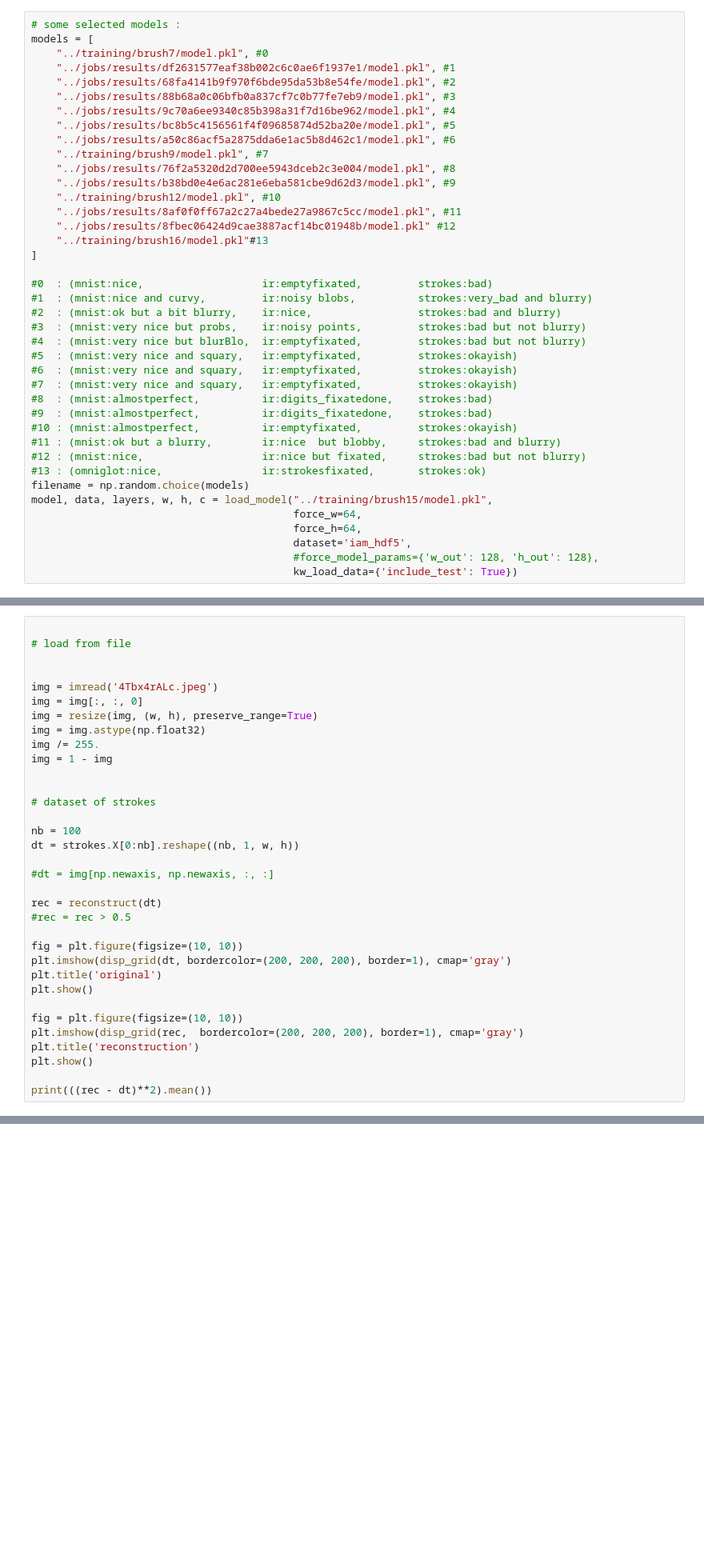
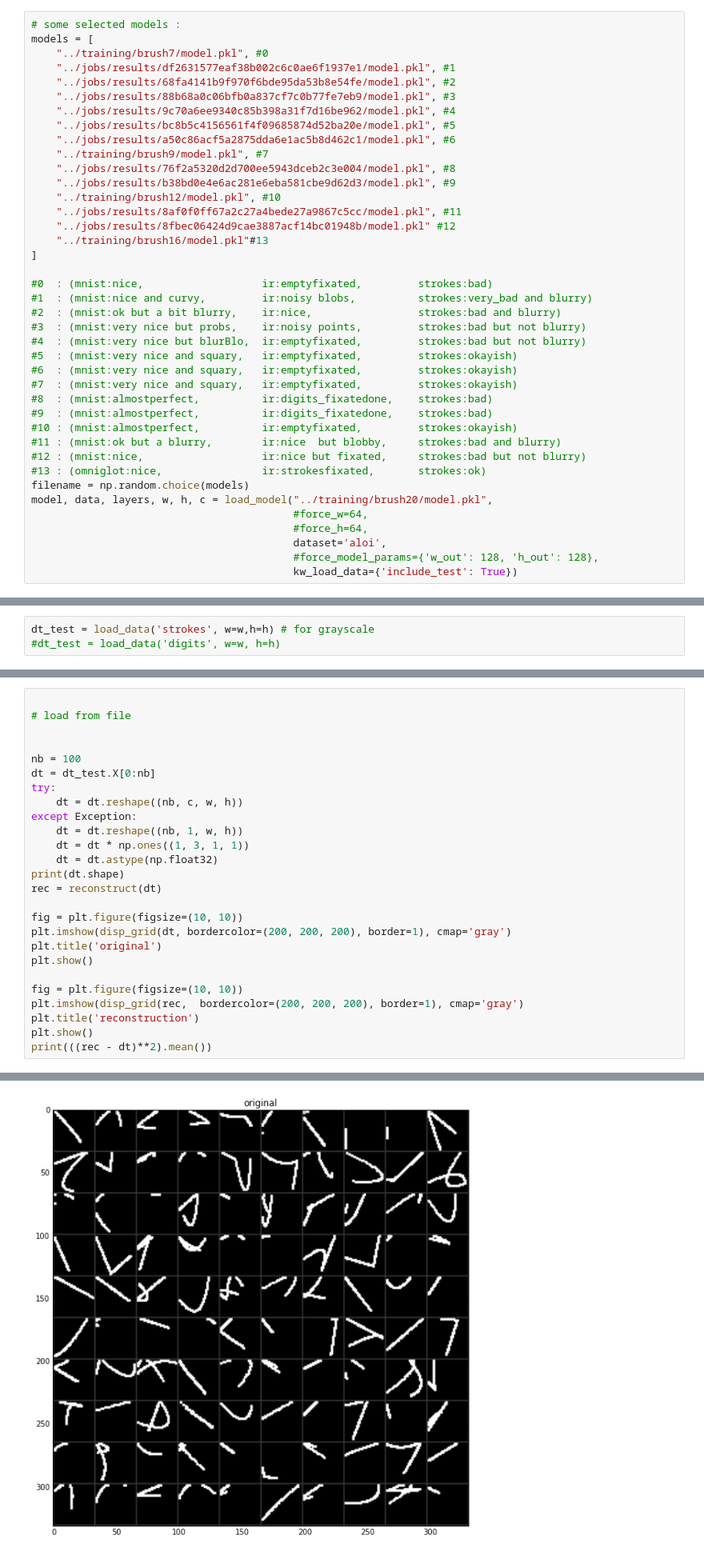
Before and after one commit to mehdidc/feature_generation, a Jupyter notebook: ipynb/brush_stroke_interactive.ipynb, the cells around one changed output, grey strips where cells are left out. Shown at 80% size. Saved outputs shown, nothing was run; the diff lists cells and outputs as text; blank space fills up the shorter version.

```diff
--- a/ipynb/brush_stroke_interactive.ipynb
+++ b/ipynb/brush_stroke_interactive.ipynb
@@ -138,9 +151,9 @@ models = [
 #12 : (mnist:nice,                   ir:nice but fixated,     strokes:bad but not blurry)
 #13 : (omniglot:nice,                ir:strokesfixated,       strokes:ok)
 filename = np.random.choice(models)
-model, data, layers, w, h, c = load_model("../training/brush15/model.pkl",
-                                          force_w=64,
-                                          force_h=64,
-                                          dataset='iam_hdf5',
+model, data, layers, w, h, c = load_model("../training/brush20/model.pkl",
+                                          #force_w=64,
+                                          #force_h=64,
+                                          dataset='aloi',
                                           #force_model_params={'w_out': 128, 'h_out': 128},
                                           kw_load_data={'include_test': True})
@@ -199,0 +255,3 @@ strokes = load_data('strokes')
+# %%
+dt_test = load_data('strokes', w=w,h=h) # for grayscale
+#dt_test = load_data('digits', w=w, h=h)
@@ -202,23 +262,16 @@ strokes = load_data('strokes')
 # load from file
 
 
-img = imread('4Tbx4rALc.jpeg')
-img = img[:, :, 0]
-img = resize(img, (w, h), preserve_range=True)
-img = img.astype(np.float32)
-img /= 255.
-img = 1 - img
-
-
-# dataset of strokes
-
 nb = 100
-dt = strokes.X[0:nb].reshape((nb, 1, w, h))
-
-#dt = img[np.newaxis, np.newaxis, :, :]
-
+dt = dt_test.X[0:nb]
+try:
+    dt = dt.reshape((nb, c, w, h))
+except Exception:
+    dt = dt.reshape((nb, 1, w, h))
+    dt = dt * np.ones((1, 3, 1, 1))
+    dt = dt.astype(np.float32)
+print(dt.shape)
 rec = reconstruct(dt)
-#rec = rec > 0.5
 
 fig = plt.figure(figsize=(10, 10))
 plt.imshow(disp_grid(dt, bordercolor=(200, 200, 200), border=1), cmap='gray')
@@ -229,5 +282,5 @@ fig = plt.figure(figsize=(10, 10))
 plt.imshow(disp_grid(rec,  bordercolor=(200, 200, 200), border=1), cmap='gray')
 plt.title('reconstruction')
 plt.show()
-
 print(((rec - dt)**2).mean())
+# %% [output]
@@ -233,0 +288 @@ print(((rec - dt)**2).mean())
+[figure, added]
```
Also changed, not shown: parts of 12 cells of this notebook, 3 other files.
